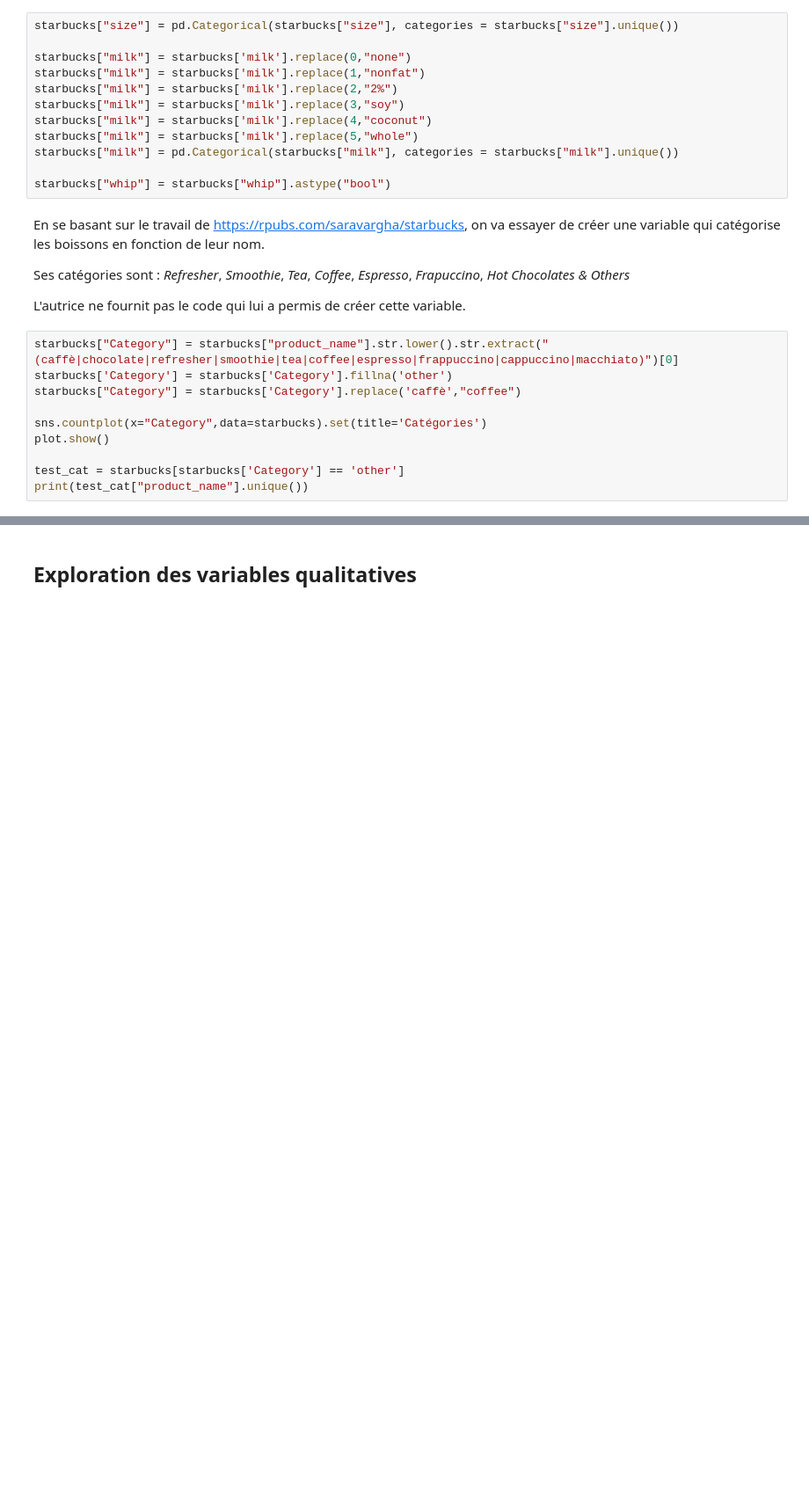
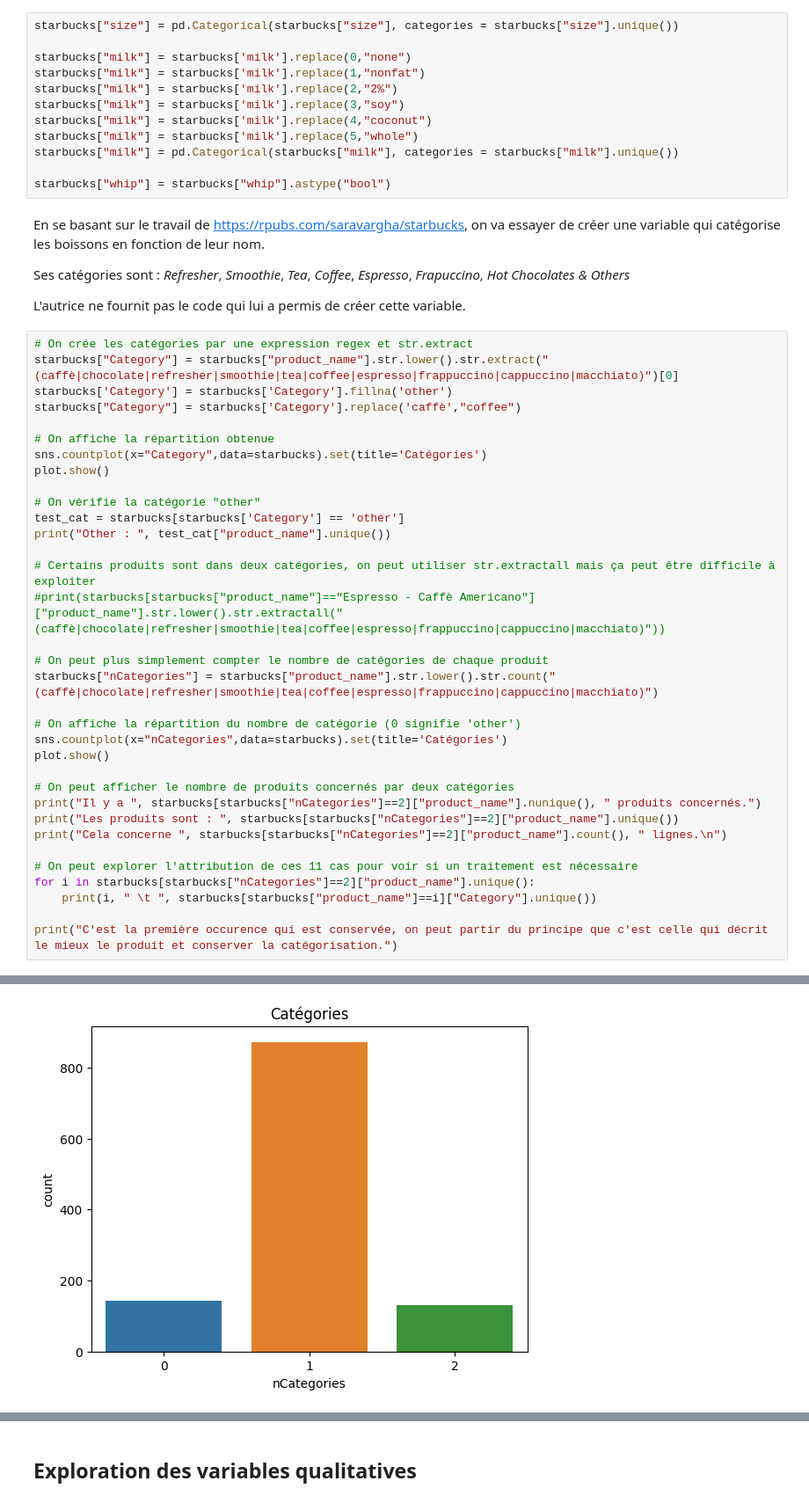
Before and after one commit to bsellier/SY09, a Jupyter notebook: SY09_Starbucks.ipynb, the cells around one changed output, grey strips where cells are left out. Shown at 88% size. Drawn from its saved outputs; the diff is of its cells as text; blank space fills up the shorter version.

```diff
--- a/SY09_Starbucks.ipynb
+++ b/SY09_Starbucks.ipynb
@@ -47,14 +47,38 @@ Ses catégories sont : *Refresher*, *Smoothie*, *Tea*, *Coffee*, *Espresso*, *Fr
 
 L'autrice ne fournit pas le code qui lui a permis de créer cette variable.
 # %%
+# On crée les catégories par une expression regex et str.extract
 starbucks["Category"] = starbucks["product_name"].str.lower().str.extract("(caffè|chocolate|refresher|smoothie|tea|coffee|espresso|frappuccino|cappuccino|macchiato)")[0]
 starbucks['Category'] = starbucks['Category'].fillna('other')
 starbucks["Category"] = starbucks['Category'].replace('caffè',"coffee")
 
+# On affiche la répartition obtenue
 sns.countplot(x="Category",data=starbucks).set(title='Catégories')
 plot.show()
 
+# On vérifie la catégorie "other"
 test_cat = starbucks[starbucks['Category'] == 'other']
-print(test_cat["product_name"].unique())
+print("Other : ", test_cat["product_name"].unique())
+
+# Certains produits sont dans deux catégories, on peut utiliser str.extractall mais ça peut être difficile à exploiter
+#print(starbucks[starbucks["product_name"]=="Espresso - Caffè Americano"]["product_name"].str.lower().str.extractall("(caffè|chocolate|refresher|smoothie|tea|coffee|espresso|frappuccino|cappuccino|macchiato)"))
+
+# On peut plus simplement compter le nombre de catégories de chaque produit
+starbucks["nCategories"] = starbucks["product_name"].str.lower().str.count("(caffè|chocolate|refresher|smoothie|tea|coffee|espresso|frappuccino|cappuccino|macchiato)")
+
+# On affiche la répartition du nombre de catégorie (0 signifie 'other')
+sns.countplot(x="nCategories",data=starbucks).set(title='Catégories')
+plot.show()
+
+# On peut afficher le nombre de produits concernés par deux catégories
+print("Il y a ", starbucks[starbucks["nCategories"]==2]["product_name"].nunique(), " produits concernés.")
+print("Les produits sont : ", starbucks[starbucks["nCategories"]==2]["product_name"].unique())
+print("Cela concerne ", starbucks[starbucks["nCategories"]==2]["product_name"].count(), " lignes.\n")
+
+# On peut explorer l'attribution de ces 11 cas pour voir si un traitement est nécessaire
+for i in starbucks[starbucks["nCategories"]==2]["product_name"].unique():
+    print(i, " \t ", starbucks[starbucks["product_name"]==i]["Category"].unique())
+
+print("C'est la première occurence qui est conservée, on peut partir du principe que c'est celle qui décrit le mieux le produit et conserver la catégorisation.")
 # %% [output]
 [figure]
@@ -62,5 +86,6 @@ print(test_cat["product_name"].unique())
  'Skinny Cinnamon Dolce Latte' 'Iced Skinny Cinnamon Dolce Latte'
  'Skinny Mocha' 'Iced Skinny Mocha' 'Starbucks Doubleshot on ice'
  'Oprah Cinnamon Chai Latte' 'Iced Oprah Cinnamon Chai Latte'
  'Blended Strawberry Lemonade' 'Caramel Apple Spice' 'Lemonade'
  'Protein & Fibre Powder']
+[figure, added]
```
Also changed, not shown: parts of 1 cell of this notebook.
